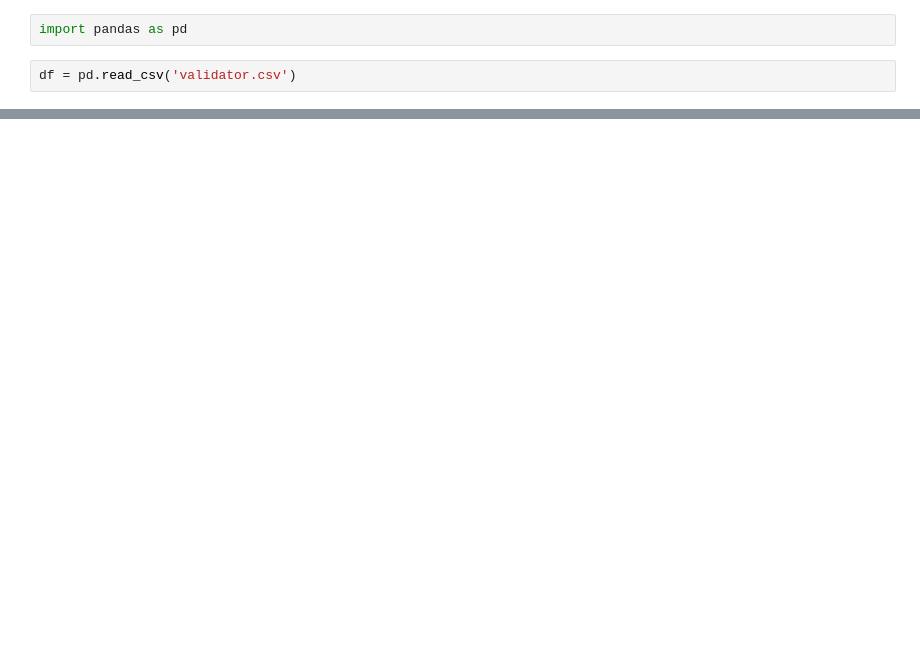
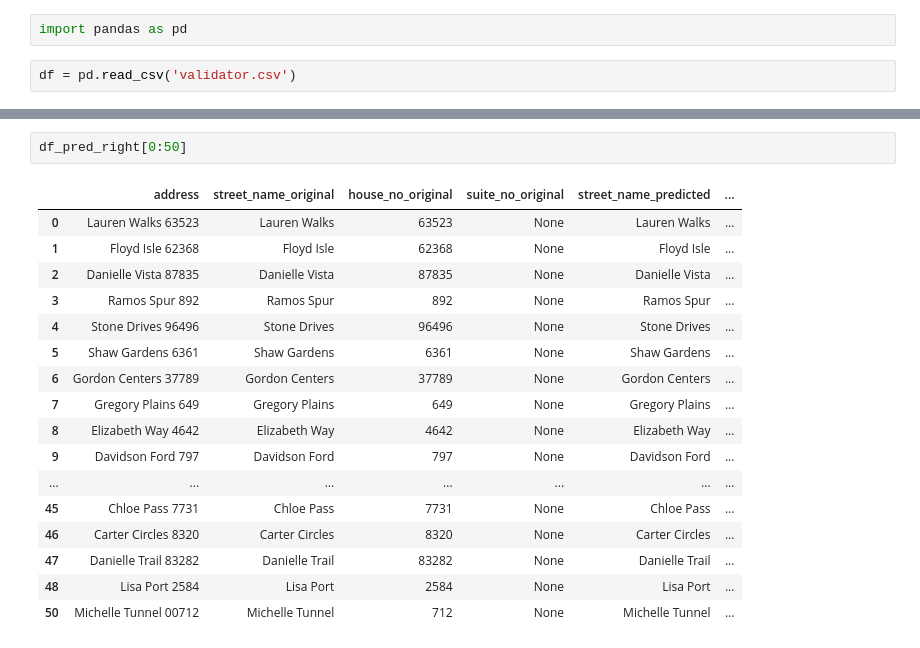
Before and after one commit to rajasgs/ecolab-ner-csp, a Jupyter notebook: validator.ipynb, the cells around one changed output, grey strips where cells are left out. Drawn from its saved outputs; the diff is of its cells as text; blank space fills up the shorter version.

```diff
--- a/validator.ipynb
+++ b/validator.ipynb
@@ -12,0 +53,20 @@ df
+# %%
+df_pred_right[0:50]
+# %% [output]
+|  | address | street_name_original | house_no_original | suite_no_original | street_name_predicted | ... |
+| 0 | Lauren Walks 63523 | Lauren Walks | 63523 | None | Lauren Walks | ... |
+| 1 | Floyd Isle 62368 | Floyd Isle | 62368 | None | Floyd Isle | ... |
+| 2 | Danielle Vista 87835 | Danielle Vista | 87835 | None | Danielle Vista | ... |
+| 3 | Ramos Spur 892 | Ramos Spur | 892 | None | Ramos Spur | ... |
+| 4 | Stone Drives 96496 | Stone Drives | 96496 | None | Stone Drives | ... |
+| 5 | Shaw Gardens 6361 | Shaw Gardens | 6361 | None | Shaw Gardens | ... |
+| 6 | Gordon Centers 37789 | Gordon Centers | 37789 | None | Gordon Centers | ... |
+| 7 | Gregory Plains 649 | Gregory Plains | 649 | None | Gregory Plains | ... |
+| 8 | Elizabeth Way 4642 | Elizabeth Way | 4642 | None | Elizabeth Way | ... |
+| 9 | Davidson Ford 797 | Davidson Ford | 797 | None | Davidson Ford | ... |
+| ... | ... | ... | ... | ... | ... | ... |
+| 45 | Chloe Pass 7731 | Chloe Pass | 7731 | None | Chloe Pass | ... |
+| 46 | Carter Circles 8320 | Carter Circles | 8320 | None | Carter Circles | ... |
+| 47 | Danielle Trail 83282 | Danielle Trail | 83282 | None | Danielle Trail | ... |
+| 48 | Lisa Port 2584 | Lisa Port | 2584 | None | Lisa Port | ... |
+| 50 | Michelle Tunnel 00712 | Michelle Tunnel | 712 | None | Michelle Tunnel | ... |
```
Also changed, not shown: parts of 6 cells of this notebook, 3 other files.
